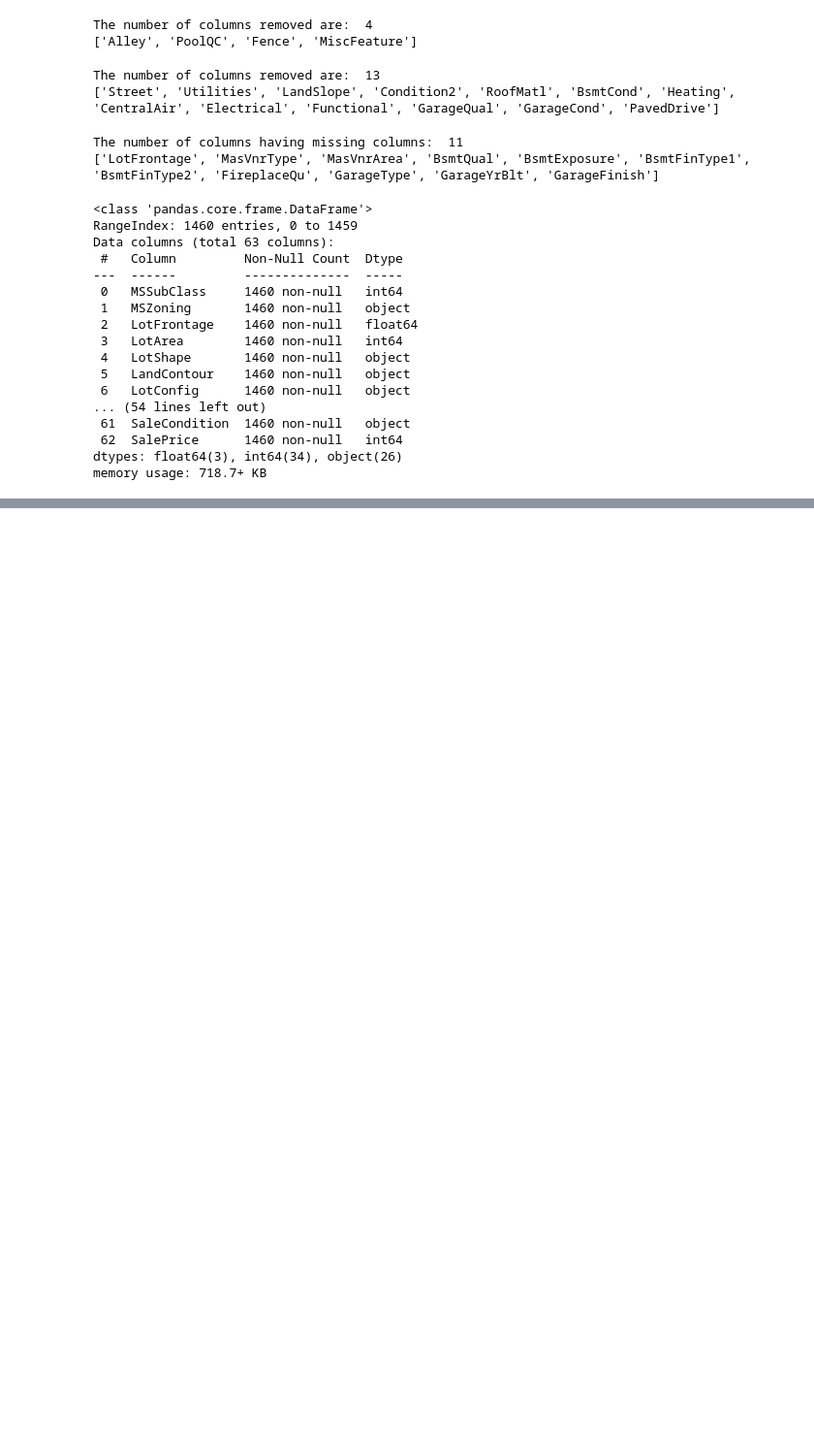
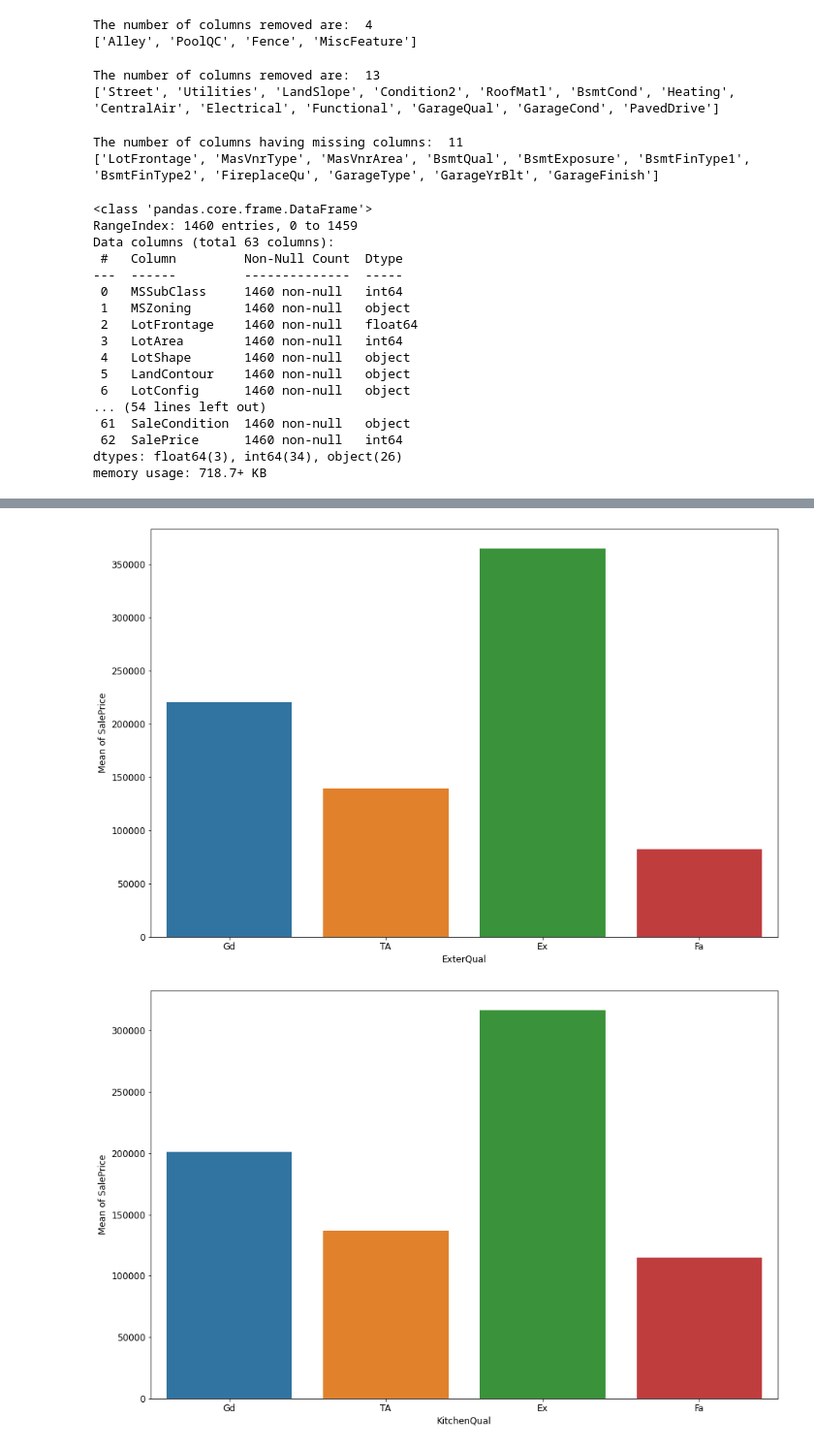
Before and after one commit to kvc0608/HousePricing, a Jupyter notebook: SurpriseHousing.ipynb, the cells around one changed output, grey strips where cells are left out. Shown at 97% size. Saved outputs shown, nothing was run; the diff lists cells and outputs as text; code cells hidden in the pictures; blank space fills up the shorter version.

```diff
--- a/SurpriseHousing.ipynb
+++ b/SurpriseHousing.ipynb
@@ -220,0 +218,6 @@ coeff=coeff[coeff!=0]
+# %%
+# Bivariate analysis
+eda.bar_plot(data)
+# %% [output]
+[figure, added]
+[figure, added]
```
Also changed, not shown: parts of 39 cells of this notebook.
